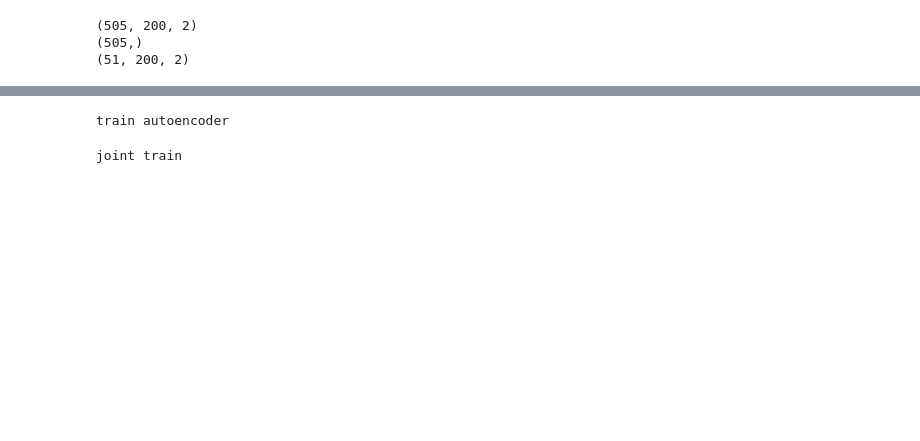
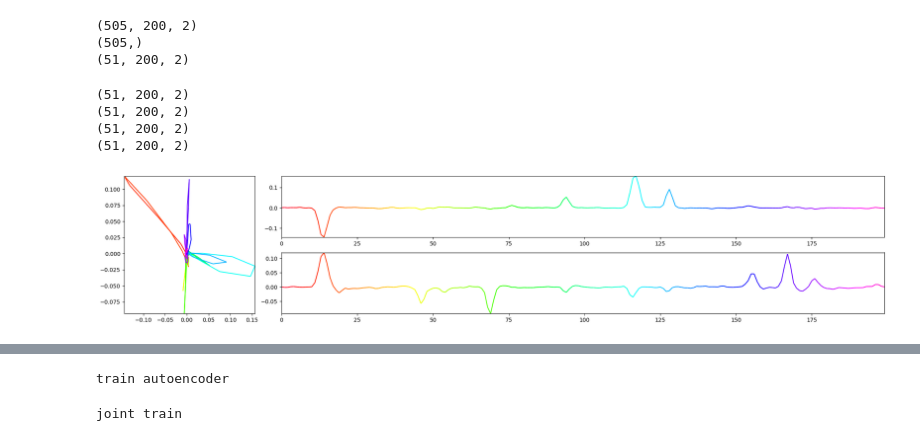
Before and after one commit to gusxo/backup, a Jupyter notebook: try_timegan_3.ipynb, the cells around one changed output, grey strips where cells are left out. Drawn from its saved outputs; the diff is of its cells as text; code cells hidden in the pictures; blank space fills up the shorter version.

```diff
--- a/try_timegan_3.ipynb
+++ b/try_timegan_3.ipynb
@@ -350,3 +350,20 @@ def generator_load(save_path, time_series_len, features, rnn_units, rnn_layers):
 def generator_gen(syn_gen, generate_cnt):
     syn = syn_gen.predict(np.random.uniform(size=(generate_cnt, syn_gen.input_shape[1], syn_gen.input_shape[2])))
     return syn
+# %%
+tx = tf.convert_to_tensor(x)
+print(tx.shape)
+right = tf.concat([tx[:, 1:, :], tx[:, -1:, :]], axis=1)
+left = tf.concat([tx[:, :1, :], tx[:, :-1, :]], axis=1)
+print(right.shape)
+print(left.shape)
+grd_tx = (right-left)/2
+print(grd_tx.shape)
+np_grd_tx = grd_tx.numpy()
+plot_data2(np_grd_tx[0])
+# %% [output]
+(51, 200, 2)
+(51, 200, 2)
+(51, 200, 2)
+(51, 200, 2)
+[figure, added]
```
Also changed, not shown: parts of 1 cell of this notebook, 1 other file.
